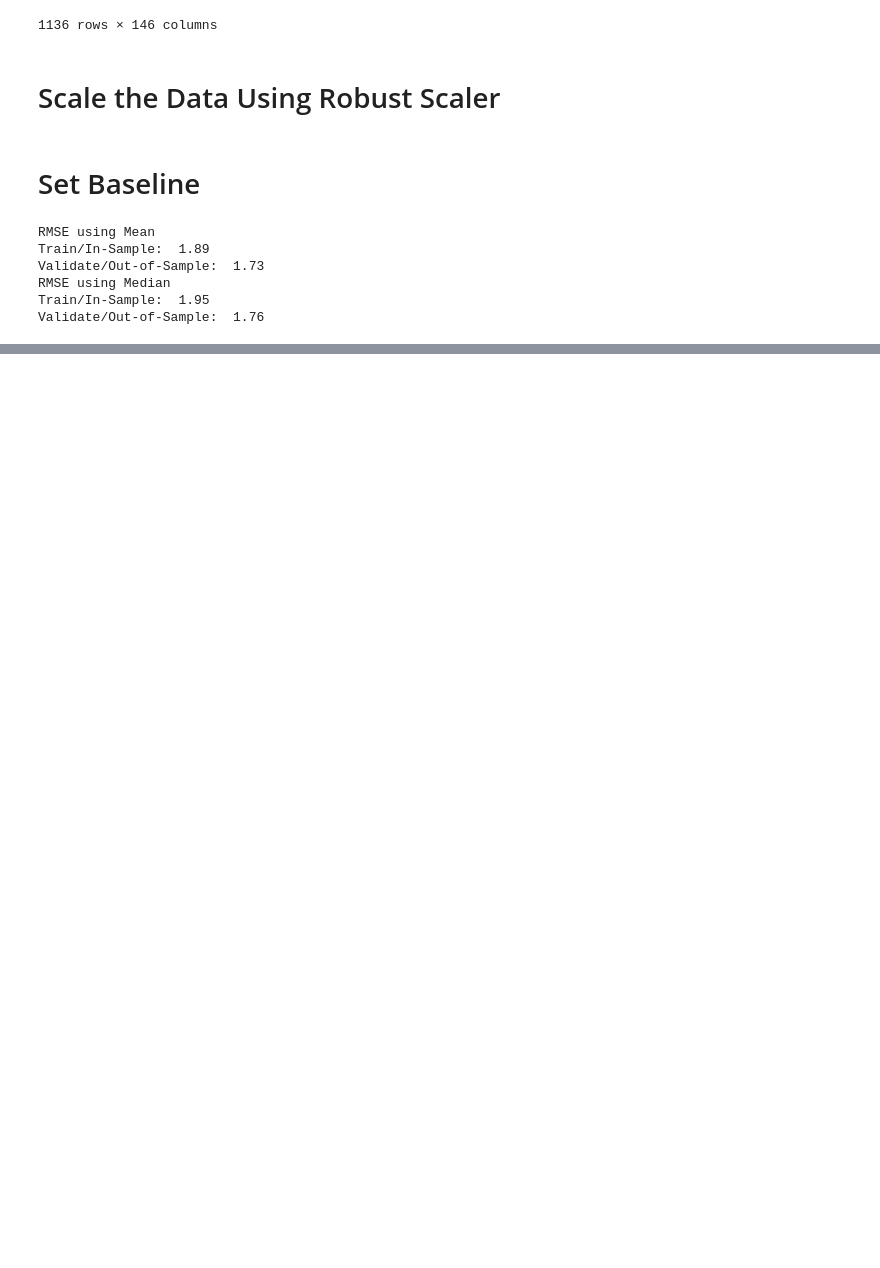
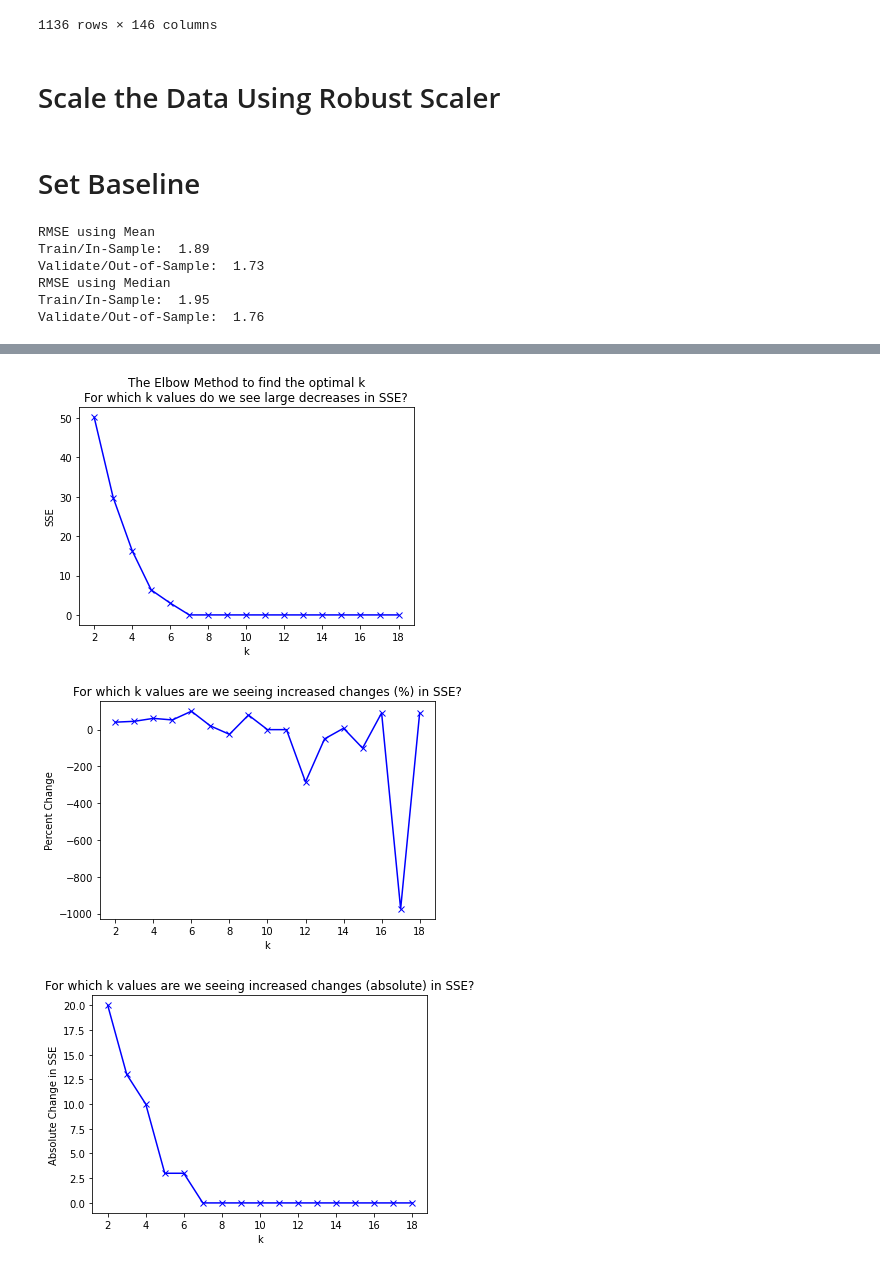
Before and after one commit to brentschriver/press_start, a Jupyter notebook: press-start-final-notebook.ipynb, the cells around one changed output, grey strips where cells are left out. Cells and saved outputs as stored; diff of their text form; code cells hidden in the pictures; blank space fills up the shorter version.

```diff
--- a/press-start-final-notebook.ipynb
+++ b/press-start-final-notebook.ipynb
@@ -7,6 +7,7 @@ import sklearn.preprocessing
 from sklearn.model_selection import train_test_split
 from scipy import stats
 import press_start_wrangle
+from sklearn.cluster import KMeans
 
 # modeling methods
 from sklearn.metrics import mean_squared_error
@@ -15,6 +16,8 @@ from sklearn.preprocessing import PolynomialFeatures
 
 import warnings
 warnings.filterwarnings("ignore")
+
+pd.options.display.max_seq_items = 2000
 # %% [markdown]
 # Acquire and Prepare the Data
 # %%
@@ -119,3 +113,5 @@ Validate/Out-of-Sample:  1.76
 X_train_scaled = pd.DataFrame(X_train_scaled, columns = X_train.columns)
 X_validate_scaled = pd.DataFrame(X_validate_scaled, columns = X_validate.columns)
 X_test_scaled = pd.DataFrame(X_test_scaled, columns = X_test.columns)
+# %%
+X_train_scaled.drop(columns='na_sales', inplace=True)
@@ -176,0 +269,4 @@ Validation/Out-of-Sample:  0.23492651363619657
+# %%
+cluster_name = 'oldschool_gb_puzzle'
+cluster_variables = ['platform_GB','genre_Puzzle','publisher_Nintendo']
+k_range = range(2,20)
@@ -176,0 +319,6 @@ Validation/Out-of-Sample:  0.23492651363619657
+# %%
+find_k(X_train_scaled, cluster_variables, k_range)
+# %% [output]
+[figure, added]
+[figure, added]
+[figure, added]
```
Also changed, not shown: parts of 36 cells of this notebook, 3 other files.
